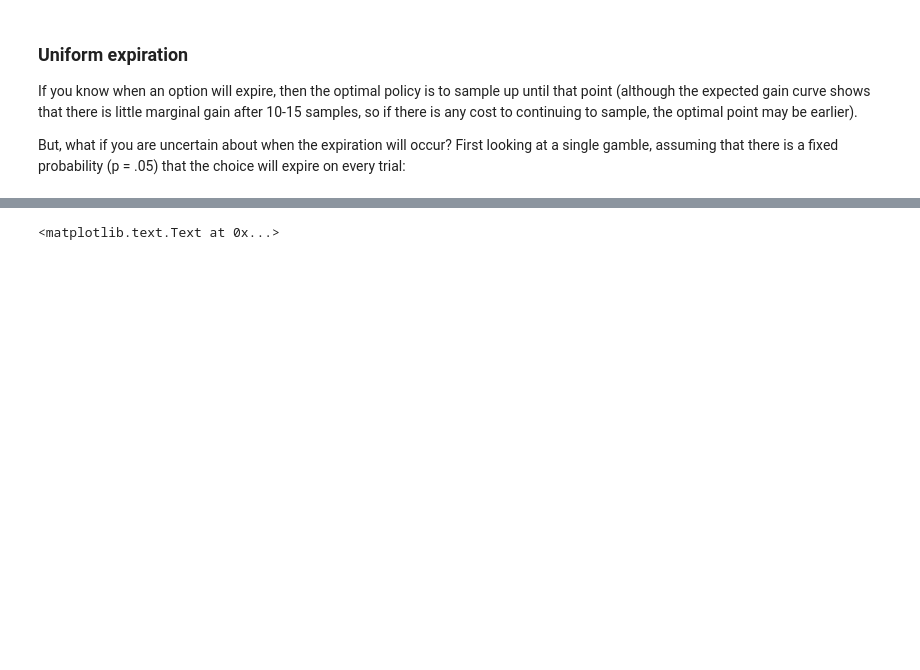
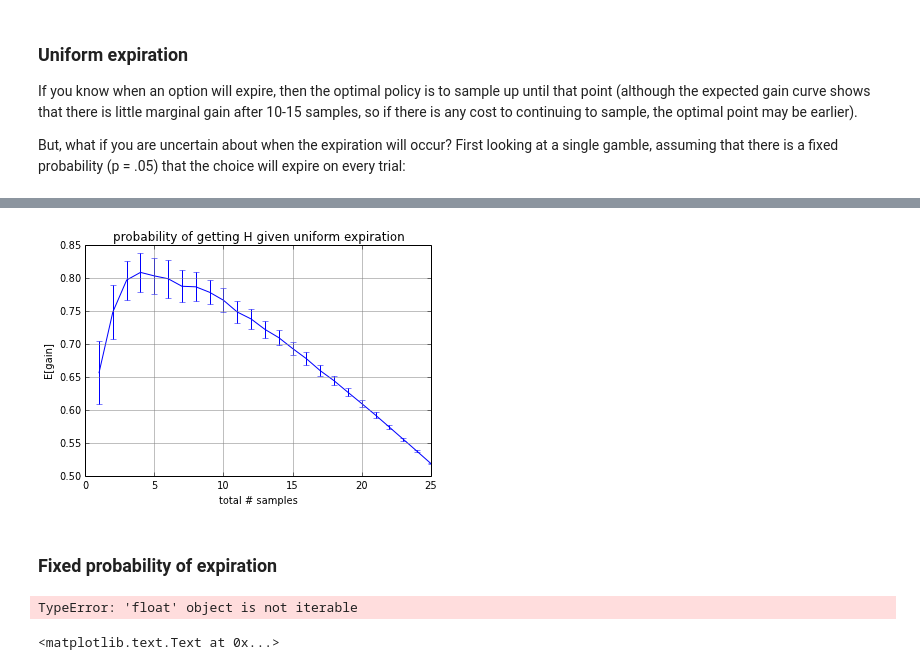
Before and after one commit to dmarkant/CompetitiveSampling, a Jupyter notebook: model/model-expiration.ipynb, the cells around one changed output, grey strips where cells are left out. Saved outputs shown, nothing was run; the diff lists cells and outputs as text; code cells hidden in the pictures; blank space fills up the shorter version.

```diff
--- a/model/model-expiration.ipynb
+++ b/model/model-expiration.ipynb
@@ -142,3 +154,31 @@ Now do the same thing averaging across many possible gambles, for three differen
+# %%
+maxsamp = 25
+ngambles = 100
+pH = np.zeros((ngambles, maxsamp), float)
+eg = np.zeros((ngambles, maxsamp), float)
+
+for i in range(ngambles):
+    opt = generate_gamble_posneg_nondom()
+    p_i, eg_i = expected_gain_given_uniform_expiration(opt, maxsamp)
+    pH[i] = p_i
+    eg[i] = eg_i
+# %%
+x = range(1, maxsamp+1)
+fig = plt.figure()
+ax = fig.add_axes([.1,.1,.8,.8])
+
+y = pH.mean(axis=0)
+err = pH.std(axis=0)/np.sqrt(pH.shape[0])
+ax.errorbar(x, y, yerr=err)
+ax.grid(b=True, which='major', color='gray', linestyle='-')
+ax.set_xlabel('total # samples')
+ax.set_ylabel('E[gain]')
+ax.set_title('probability of getting H given uniform expiration')
+plt.show()
+# %% [output]
+[figure, added]
+# %% [markdown]
+### Fixed probability of expiration
 # %%
 p_expire = [.01, .05, .1]
 maxsamp = 25
@@ -149,6 +189,8 @@ for i in range(ngambles):
     opt = generate_gamble_posneg_nondom()
     for p in p_expire:
         eg[p][i] = expected_gain_given_uniform_expiration(opt, p, maxsamp)
+# %% [output]
+TypeError: 'float' object is not iterable
 # %%
 x = range(1, maxsamp+1)
 fig = plt.figure()
```
Also changed, not shown: parts of 4 cells of this notebook, 3 other files.
